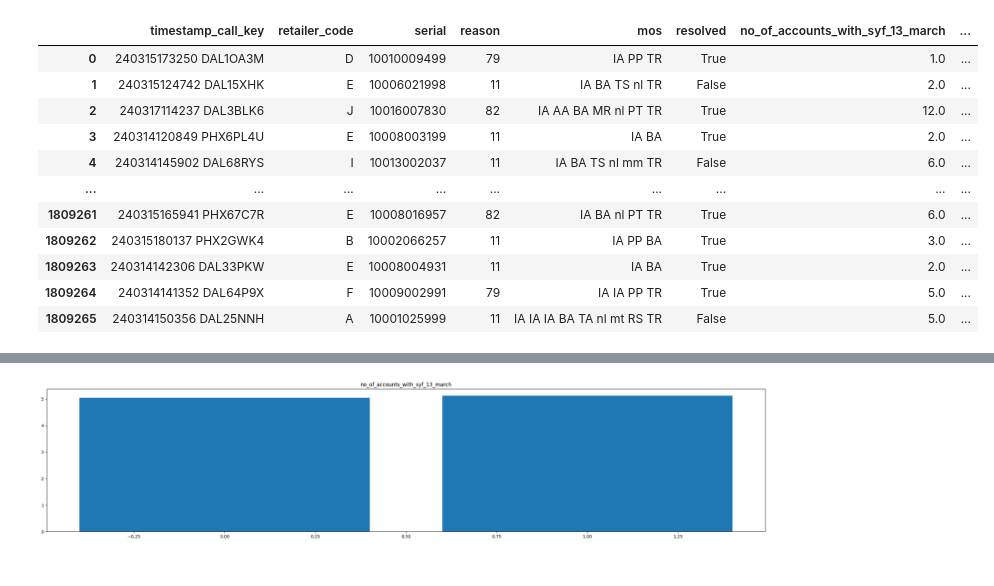
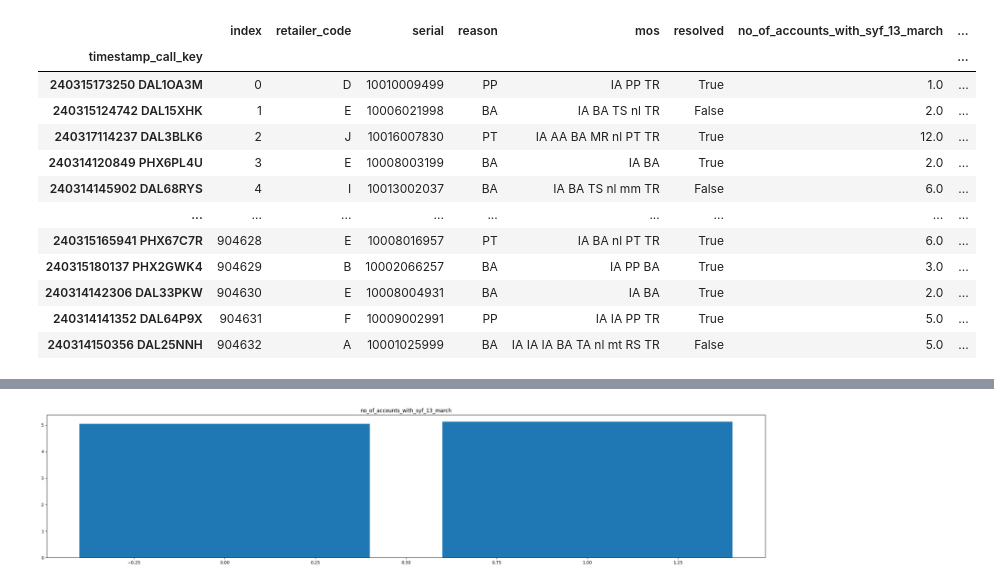
Before and after one commit to sohumsharma484/DataDemons, a Jupyter notebook: explore.ipynb, the cells around one changed output, grey strips where cells are left out. Saved outputs shown, nothing was run; the diff lists cells and outputs as text; code cells hidden in the pictures.

```diff
--- a/explore.ipynb
+++ b/explore.ipynb
@@ -11,64 +10,39 @@ df = pd.concat([read_csv("file_3_Mar18_Output_1.csv"), read_csv("file_3_Mar18_Ou
 # %%
 df["account_open_date_13_march"] = pd.to_datetime(df["account_open_date_13_march"])
 df["account_open_date_18_march"] = pd.to_datetime(df["account_open_date_18_march"])
 
 # Cleanup
-df[["delinquency_history_13_march_present", "delinquency_history_18_march_present"]] = df[["delinquency_history_13_march", "delinquency_history_18_march"]].map(lambda x: int(str(x)[1]))
-df[["delinquency_history_13_march_past", "delinquency_history_18_march_past"]] = df[["delinquency_history_13_march", "delinquency_history_18_march"]].map(lambda x: int(str(x)[2]))
-df[["ebill_enrolled_status_13_march", "ebill_enrolled_status_18_march"]] =  df[["ebill_enrolled_status_13_march", "ebill_enrolled_status_18_march"]].fillna("NA").replace(r"^\s*$", "NA", regex=True)
-df[["account_status_13_march", "account_status_18_march"]] =  df[["account_status_13_march", "account_status_18_march"]].fillna("NA").replace(r"^\s*$", "NA", regex=True)
-df[["card_activation_status_13_march", "card_activation_status_18_march"]] = df[["card_activation_status_13_march", "card_activation_status_18_march"]].fillna(-1).replace(r"^\s*$", -1, regex=True)
-min_date = min(min(df["account_open_date_13_march"]), min(df["account_open_date_18_march"]))
-df["account_open_date_13_march"] = np.log((df["account_open_date_13_march"] - min_date).astype('int64') + 1)
-df["account_open_date_18_march"] = np.log((df["account_open_date_18_march"] - min_date).astype('int64') + 1)
+df["delinquency_history_13_march_present"] = df["delinquency_history_13_march"].str.get(1).astype(int)
+df["delinquency_history_13_march_past"] = df["delinquency_history_13_march"].str.get(2).astype(int)
+df["delinquency_history_18_march_present"] = df["delinquency_history_18_march"].str.get(1).astype(int)
+df["delinquency_history_18_march_past"] = df["delinquency_history_18_march"].str.get(2).astype(int)
+df["ebill_enrolled_status_18_march"] =  df["ebill_enrolled_status_18_march"].fillna("NA").replace(r"^\s*$", "NA", regex=True)
+df["ebill_enrolled_status_13_march"] =  df["ebill_enrolled_status_13_march"].fillna("NA").replace(r"^\s*$", "NA", regex=True)
+df["account_status_18_march"] =  df["account_status_18_march"].fillna("NA").replace(r"^\s*$", "NA", regex=True)
+df["account_status_13_march"] =  df["account_status_13_march"].fillna("NA").replace(r"^\s*$", "NA", regex=True)
+df["card_activation_status_13_march"] = df["card_activation_status_13_march"].replace(r"^\s*$", -1, regex=True)
+df["card_activation_status_18_march"] = df["card_activation_status_18_march"].replace(r"^\s*$", -1, regex=True)
+df["account_open_date_13_march"] = np.log((df["account_open_date_13_march"] - min(df["account_open_date_13_march"])).astype('int64') + 1)
+df["account_open_date_18_march"] = np.log((df["account_open_date_18_march"] - min(df["account_open_date_18_march"])).astype('int64') + 1)
 df[["day", "time_of_day"]] = df["timestamp_call_key"].str.split(" ").str[0].str.extract(r'(\d{6})(\d{6})')
 
-# add mos in order
-col_names = [f"mos{i}" for i in range(1, len(max(df["mos"], key=lambda x: len(x.split()))) // 3 + 2)]
-split_mos = df["mos"].str.split(expand=True)
-split_mos = split_mos.fillna("NA")
-split_mos.columns = col_names[:len(split_mos.columns)]
+df = df.drop(["delinquency_history_13_march", "delinquency_history_18_march"], axis=1)
 
-# transform reasons/mos
-reason_encoder = LabelEncoder()
-reason_encoder = reason_encoder.fit(["AA", "AG", "AL", "AP", "AR", "AS", "AT", "AU", "BA", "Ba", "BL", "CA", "CB", "CC",
-"CD", "CS", "CT", "CX", "DA", "DB", "DE", "DP", "DR", "DS", "eA", "eB", "EB", "eL", "eP", "eR", "ER", "eS", "eY", "FB", "FD",
-"FI", "FM", "GA", "HI", "iA", "IA", "iB", "iC", "IC", "IE", "iF", "iL", "iM", "iO", "iP", "IR", "iR", "iS", "iT", "IV","LC",
-"LM", "LS", "Ls", "LW", "m-", "ma", "me", "MF", "mm", "mn", "mo", "mp", "MP", "Mr", "MR", "mt", "nl", "NU", "OB", "OC", "OI", "OO",
-"OR", "OV", "PA", "PC", "Pd", "PF", "PH", "PI", "PO", "PP", "PR", "PS", "PT", "PV", "PX", "Py", "RC", "RI", "RP", "RS", "RV", "SA",
-"SP", "SR", "ss", "ST", "Ta", "TA", "TB", "TC", "TD", "Te", "TE", "Tf", "TF", "TL", "TN", "TP", "TR", "TS", "TU", "UP", "VP", "VR",
-"WA", "wa", "rP", "P1", "P2", "S1", "S2", "S3", "P3", "C1", "C2", "P4", "P5", "P6", "rT", "T1", "A1", "A2", "T2", "T3", "D1", "D2",
-"D3", "D4", "FR", "PD", "OL", "NO", "XR", "VA", "mP", "AM", "NA"])
-df["reason"] = reason_encoder.transform(df["reason"])
-for col in split_mos.columns:
-    split_mos[col] = reason_encoder.transform(split_mos[col])
+df = df.drop_duplicates().reset_index()
+df = df.set_index("timestamp_call_key")
 
-df = pd.concat([df, split_mos], axis=1)
-
-# transform account status
-external_status_encoder = LabelEncoder()
-encoded_status_codes = external_status_encoder.fit_transform(df["account_status_18_march"])
-df["account_status_18_march"] = encoded_status_codes
-df["account_status_13_march"] = encoded_status_codes
-
-# transform ebill status
-ebill_encoder = LabelEncoder()
-encoded_ebill_status = ebill_encoder.fit_transform(df["ebill_enrolled_status_18_march"])
-df["ebill_enrolled_status_18_march"] = encoded_ebill_status
-df["ebill_enrolled_status_13_march"] = encoded_ebill_status
-
-df = df.drop(["delinquency_history_13_march", "delinquency_history_18_march"], axis=1)
 df
 # %% [output]
-|  | timestamp_call_key | retailer_code | serial | reason | mos | resolved | no_of_accounts_with_syf_13_march | ... |
-| 0 | 240315173250 DAL1OA3M | D | 10010009499 | 79 | IA PP TR | True | 1.0 | ... |
-| 1 | 240315124742 DAL15XHK | E | 10006021998 | 11 | IA BA TS nl TR | False | 2.0 | ... |
-| 2 | 240317114237 DAL3BLK6 | J | 10016007830 | 82 | IA AA BA MR nl PT TR | True | 12.0 | ... |
-| 3 | 240314120849 PHX6PL4U | E | 10008003199 | 11 | IA BA | True | 2.0 | ... |
-| 4 | 240314145902 DAL68RYS | I | 10013002037 | 11 | IA BA TS nl mm TR | False | 6.0 | ... |
+|  | index | retailer_code | serial | reason | mos | resolved | no_of_accounts_with_syf_13_march | ... |
+| timestamp_call_key |  |  |  |  |  |  |  | ... |
+| 240315173250 DAL1OA3M | 0 | D | 10010009499 | PP | IA PP TR | True | 1.0 | ... |
+| 240315124742 DAL15XHK | 1 | E | 10006021998 | BA | IA BA TS nl TR | False | 2.0 | ... |
+| 240317114237 DAL3BLK6 | 2 | J | 10016007830 | PT | IA AA BA MR nl PT TR | True | 12.0 | ... |
+| 240314120849 PHX6PL4U | 3 | E | 10008003199 | BA | IA BA | True | 2.0 | ... |
+| 240314145902 DAL68RYS | 4 | I | 10013002037 | BA | IA BA TS nl mm TR | False | 6.0 | ... |
 | ... | ... | ... | ... | ... | ... | ... | ... | ... |
-| 1809261 | 240315165941 PHX67C7R | E | 10008016957 | 82 | IA BA nl PT TR | True | 6.0 | ... |
-| 1809262 | 240315180137 PHX2GWK4 | B | 10002066257 | 11 | IA PP BA | True | 3.0 | ... |
-| 1809263 | 240314142306 DAL33PKW | E | 10008004931 | 11 | IA BA | True | 2.0 | ... |
-| 1809264 | 240314141352 DAL64P9X | F | 10009002991 | 79 | IA IA PP TR | True | 5.0 | ... |
-| 1809265 | 240314150356 DAL25NNH | A | 10001025999 | 11 | IA IA IA BA TA nl mt RS TR | False | 5.0 | ... |
+| 240315165941 PHX67C7R | 904628 | E | 10008016957 | PT | IA BA nl PT TR | True | 6.0 | ... |
+| 240315180137 PHX2GWK4 | 904629 | B | 10002066257 | BA | IA PP BA | True | 3.0 | ... |
+| 240314142306 DAL33PKW | 904630 | E | 10008004931 | BA | IA BA | True | 2.0 | ... |
+| 240314141352 DAL64P9X | 904631 | F | 10009002991 | PP | IA IA PP TR | True | 5.0 | ... |
+| 240314150356 DAL25NNH | 904632 | A | 10001025999 | BA | IA IA IA BA TA nl mt RS TR | False | 5.0 | ... |
```
Also changed, not shown: parts of 16 cells of this notebook, 1 other file.
